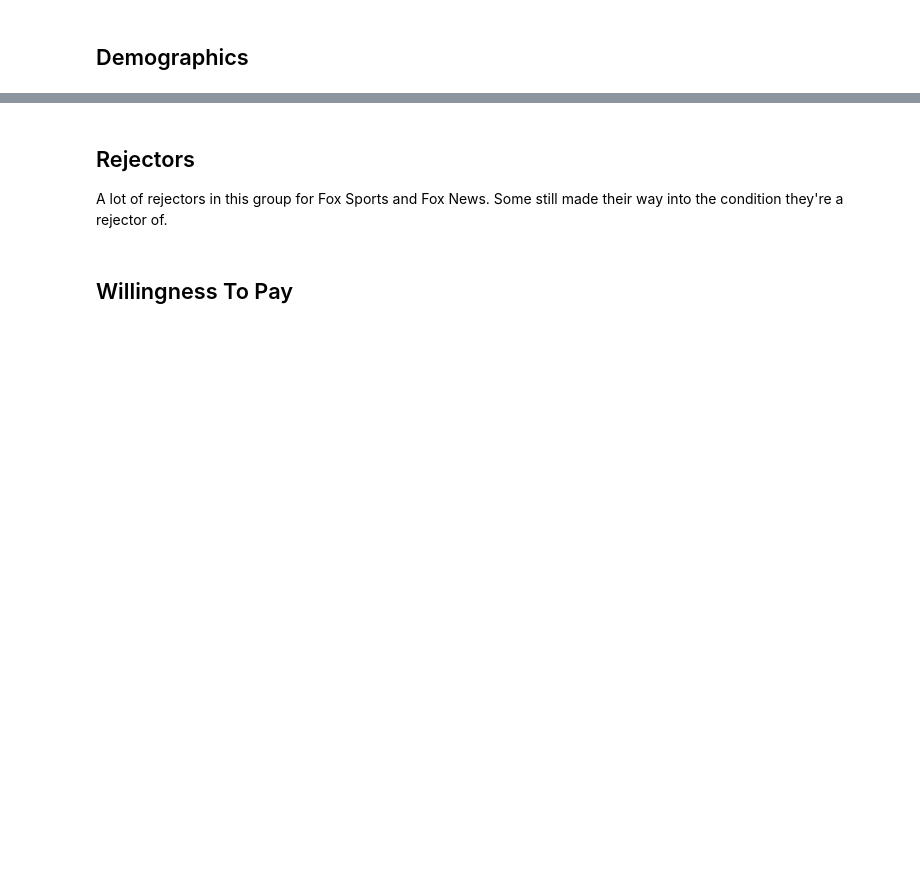
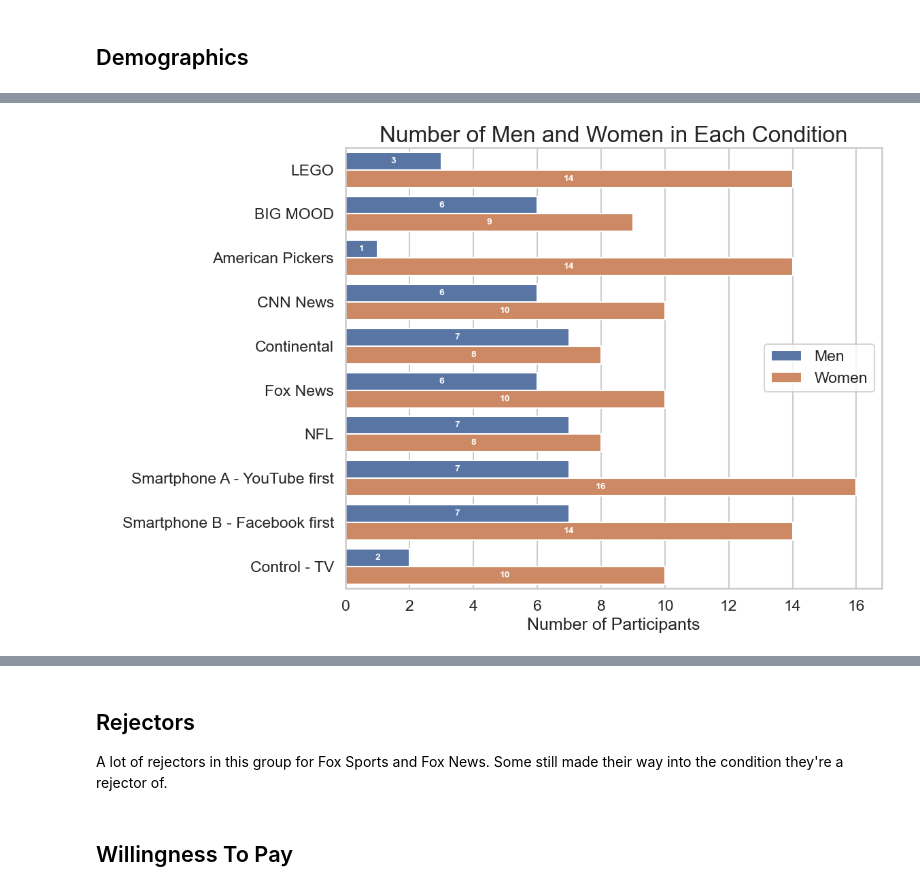
Before and after one commit to drjyun/Fox, a Jupyter notebook: surveys.ipynb, the cells around one changed output, grey strips where cells are left out. Drawn from its saved outputs; the diff is of its cells as text; code cells hidden in the pictures; blank space fills up the shorter version.

```diff
--- a/surveys.ipynb
+++ b/surveys.ipynb
@@ -311,0 +362,35 @@ ax.set_xlim(right=10)
+# %%
+# Melt the dataframe to long format for seaborn
+data_melted = demo_sum_filtered.melt(id_vars='cond', value_vars=['Male_Count', 'Female_Count'], var_name='gender', value_name='count')
+
+# Create a horizontal bar plot
+sns.set(style='whitegrid', context='talk')
+plt.figure(figsize=(12, 8))
+bars = sns.barplot(x='count', y='cond', hue='gender', data=data_melted, orient='h')
+
+# Annotate the bars with the counts
+for p in bars.patches:
+    # width = p.get_width()
+    # plt.text(width + 1, p.get_y() + p.get_height() / 2, f'{int(width)}', ha='center', va='center', color='black', fontsize=10)
+
+    width = p.get_width()
+    height = p.get_height()
+    x = p.get_x() + width / 2
+    y = p.get_y() + height / 2
+    bars.annotate(f'{int(width)}', (x, y), ha='center', va='center', color='white', fontsize=10, weight='bold')
+
+# Set custom legend labels
+new_labels = ['Men', 'Women']
+handles, labels = bars.get_legend_handles_labels()
+bars.legend(handles, new_labels)
+
+# Set the labels and title
+plt.xlabel('Number of Participants', fontsize=18)
+plt.ylabel('  ')
+plt.title('Number of Men and Women in Each Condition', fontsize=24)
+
+# Show the plot
+plt.tight_layout()
+plt.show()
+# %% [output]
+[figure, added]
```
Also changed, not shown: parts of 10 cells of this notebook.
